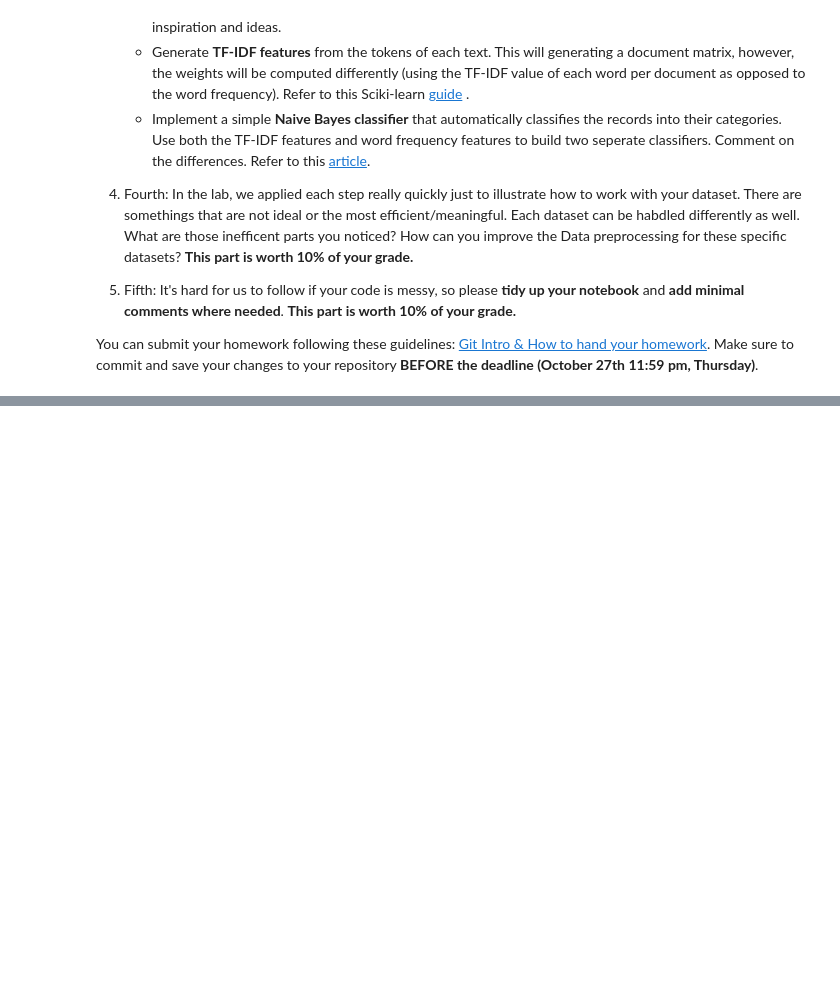
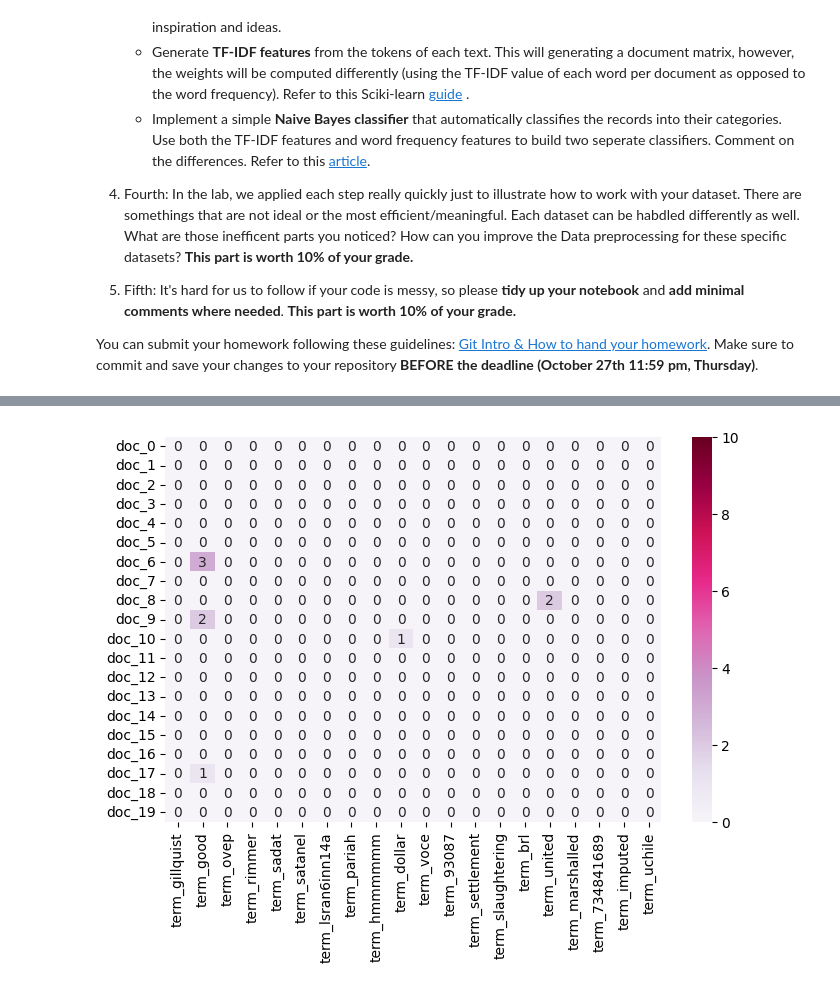
Before and after one commit to Haoze0102/DM2023-Lab1-Master, a Jupyter notebook: Homework/DM2023-Lab1-Homework.ipynb, the cells around one changed output, grey strips where cells are left out. Saved outputs shown, nothing was run; the diff lists cells and outputs as text; code cells hidden in the pictures; blank space fills up the shorter version.

```diff
--- a/Homework/DM2023-Lab1-Homework.ipynb
+++ b/Homework/DM2023-Lab1-Homework.ipynb
@@ -35,0 +209,26 @@ You can submit your homework following these guidelines: [Git Intro & How to han
+# %%
+# Answer here
+import seaborn as sns
+import random
+
+# 可選：隨機選擇子樣本
+sample_size = 20  # 調整子樣本大小
+if X_counts.shape[0] > sample_size:
+    random_indices = random.sample(range(X_counts.shape[0]), sample_size)
+    X_counts_sample = X_counts[random_indices, :].toarray()
+else:
+    X_counts_sample = X_counts.toarray()
+
+# 繪製熱圖
+selection = random.sample(range(X_counts_sample.shape[1]), 20)  # 隨機選擇20個詞彙
+plot_x = ["term_" + str(count_vect.get_feature_names_out()[i]) for i in selection]
+plot_y = ["doc_" + str(i) for i in range(X_counts_sample.shape[0])]
+plot_z = X_counts_sample[:, selection]
+
+df_todraw = pd.DataFrame(plot_z, columns=plot_x, index=plot_y)
+
+plt.subplots(figsize=(8, 5))
+sns.heatmap(df_todraw, cmap="PuRd", vmin=0, vmax=10, annot=True)
+plt.show()
+# %% [output]
+[figure, added]
```
Also changed, not shown: parts of 44 cells of this notebook.
